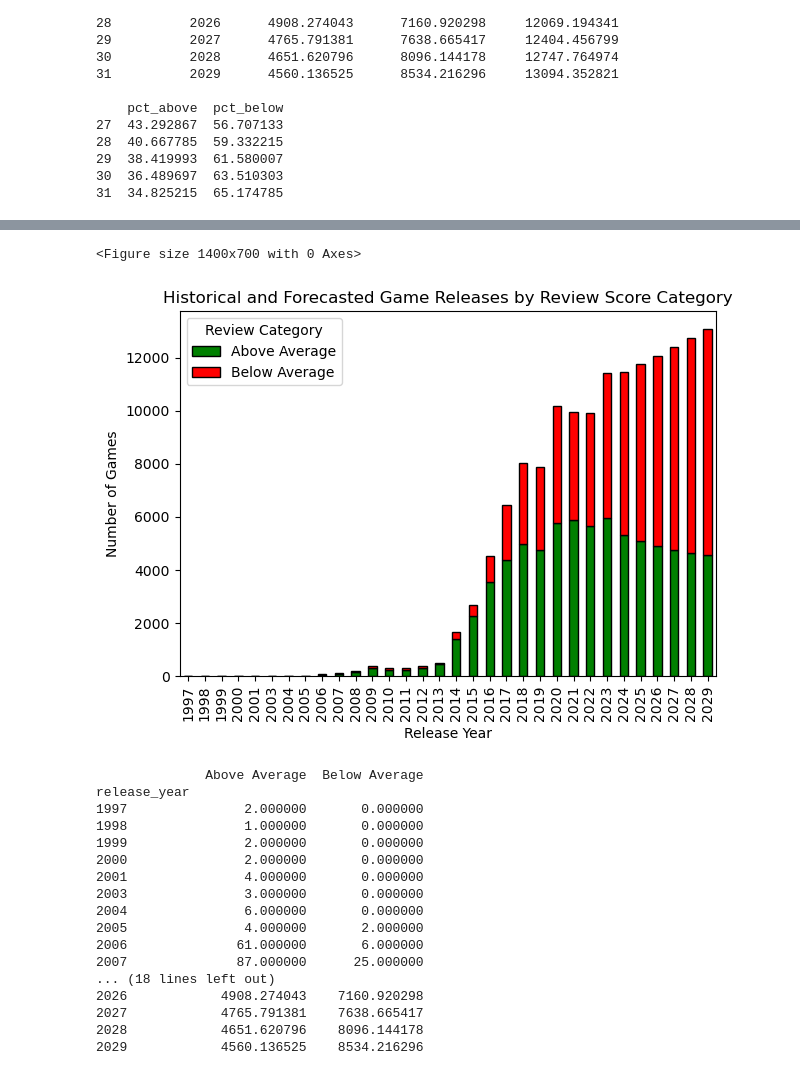
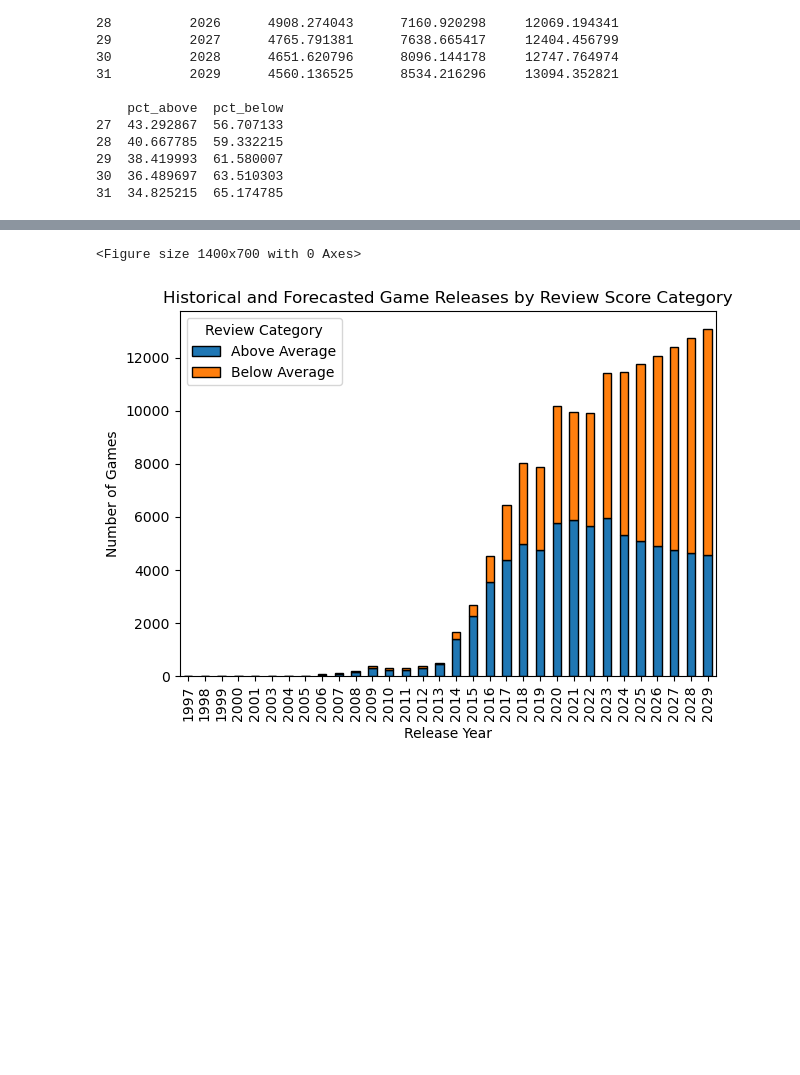
Before and after one commit to KianBahia/Steam-Data-Science-Report, a Jupyter notebook: attempt2.ipynb, the cells around one changed output, grey strips where cells are left out. Cells and saved outputs as stored; diff of their text form; code cells hidden in the pictures; blank space fills up the shorter version.

```diff
--- a/attempt2.ipynb
+++ b/attempt2.ipynb
@@ -209,11 +131,0 @@ display(tags_df_encoded.head(20))
-# %%
-# Convert the genre column (a comma-separated string) into a list
-df_merged['genre_list'] = df_merged['genre'].apply(lambda x: x.split(', '))
-
-mlb_genre = MultiLabelBinarizer()
-genres_encoded = mlb_genre.fit_transform(df_merged['genre_list'])
-
-# Create a DataFrame with the encoded genres
-genres_df_encoded = pd.DataFrame(genres_encoded, columns=mlb_genre.classes_, index=df_merged.index)
-
-display(genres_df_encoded.head())
@@ -754,26 +454,3 @@ Forecasted counts and percentages:
 29  38.419993  61.580007
 30  36.489697  63.510303
 31  34.825215  65.174785
-# %%
-# --- Step 4: Plot Historical Data and Forecasts ---
-# Plot historical data (stacked bar) and overlay forecasted values in a different color
-fig, ax = plt.subplots(figsize=(12, 6))
-
-# Historical stacked bar plot:
-yearly_pivot.plot(kind='bar', stacked=True, ax=ax, color={'Above Average': 'green', 'Below Average': 'red'}, label=['Above', 'Below'])
-plt.xlabel("Release Year")
-plt.ylabel("Number of Games")
-plt.title("Historical and Forecasted Game Releases by Review Score Category")
-
-# Overlay forecasted data as a separate set of bars:
-# Create a DataFrame in the same format as yearly_pivot for future years:
-future_df = forecast_df.set_index('release_year')[['predicted_above', 'predicted_below']]
-future_df.columns = ['Above Average', 'Below Average']
-# Plot these bars (with a hatch or different edgecolor for clarity)
-future_df.plot(kind='bar', stacked=True, ax=ax, color={'Above Average': 'lightgreen', 'Below Average': 'salmon'}, alpha=0.7, edgecolor='black', legend=False)
-
-# Add legend manually
-handles, labels = ax.get_legend_handles_labels()
-ax.legend(handles, labels, title="Category")
-plt.tight_layout()
-plt.show()
@@ -782,46 +457,26 @@ plt.show()
 # %%
 # Assume yearly_pivot is your historical DataFrame with release_year as index and columns "Above Average" and "Below Average"
 # For forecast, rename the columns in forecast_df so they match:
 future_df = forecast_df.copy()
 future_df = future_df.set_index('release_year')[['predicted_above', 'predicted_below']]
 future_df.columns = ['Above Average', 'Below Average']
 
 # Combine historical and forecasted data into one DataFrame:
 combined_df = pd.concat([yearly_pivot, future_df]).sort_index()
 
-# Plot a stacked bar chart for the combined data
+# Plot a stacked bar chart for the combined data with default colors
 plt.figure(figsize=(14,7))
-combined_df.plot(kind='bar', stacked=True, color={'Above Average':'green', 'Below Average':'red'}, edgecolor='black')
+combined_df.plot(kind='bar', stacked=True, edgecolor='black')  # No manual color mapping
 plt.xlabel("Release Year")
 plt.ylabel("Number of Games")
 plt.title("Historical and Forecasted Game Releases by Review Score Category")
 plt.legend(title='Review Category')
 plt.tight_layout()
 plt.show()
 
-# Optionally, print out the combined data:
-print(combined_df)
-
 # find correlation between release year and review score for statistical analysis - it needs to be backed up with evidence - some sort of test
 # as the number of games each year increases, the ratio between above average games and below average games decreases - alternate hypothesis
 # Null hyptothese - the number of games released each year does not affect the ratio of above average games to below average games.
 # %% [output]
 <Figure size 1400x700 with 0 Axes>
-[figure, old version]
+[figure, new version]
-              Above Average  Below Average
-release_year
-1997               2.000000       0.000000
-1998               1.000000       0.000000
-1999               2.000000       0.000000
-2000               2.000000       0.000000
-2001               4.000000       0.000000
-2003               3.000000       0.000000
-2004               6.000000       0.000000
-2005               4.000000       2.000000
-2006              61.000000       6.000000
-2007              87.000000      25.000000
-... (18 lines left out)
-2026            4908.274043    7160.920298
-2027            4765.791381    7638.665417
-2028            4651.620796    8096.144178
-2029            4560.136525    8534.216296
```
Also changed, not shown: parts of 21 cells of this notebook.
